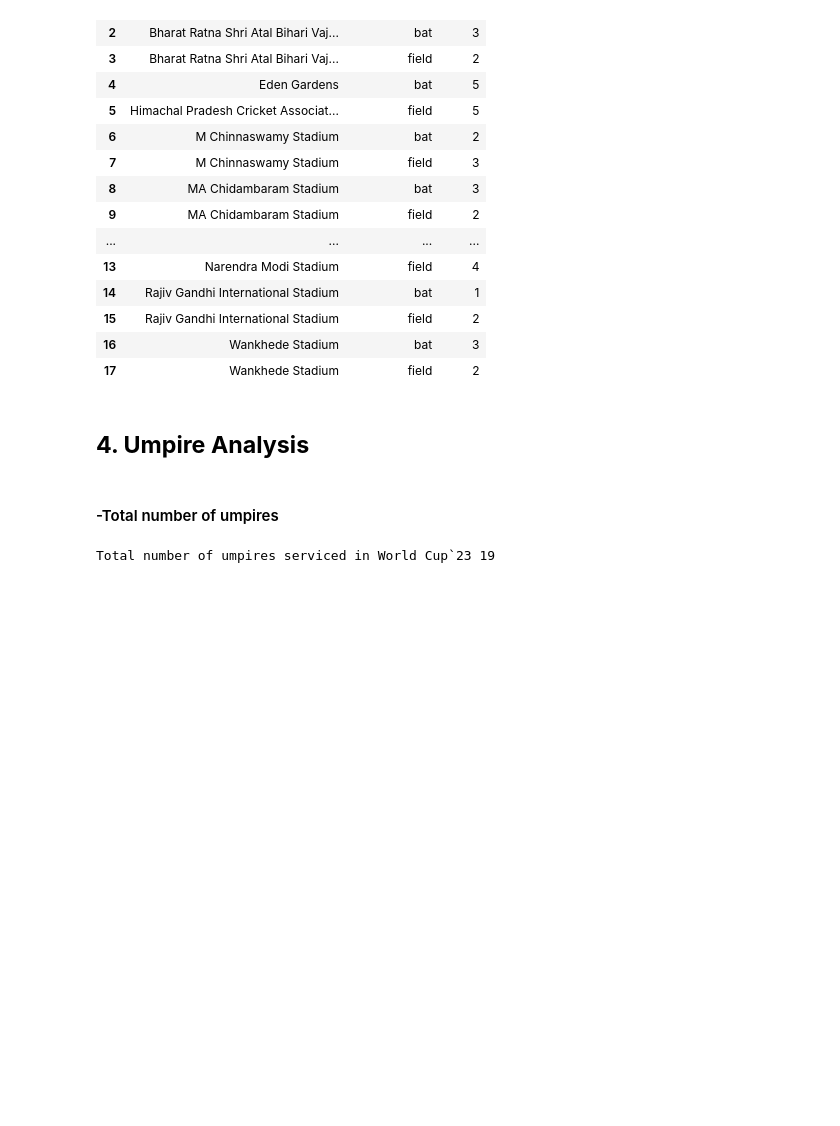
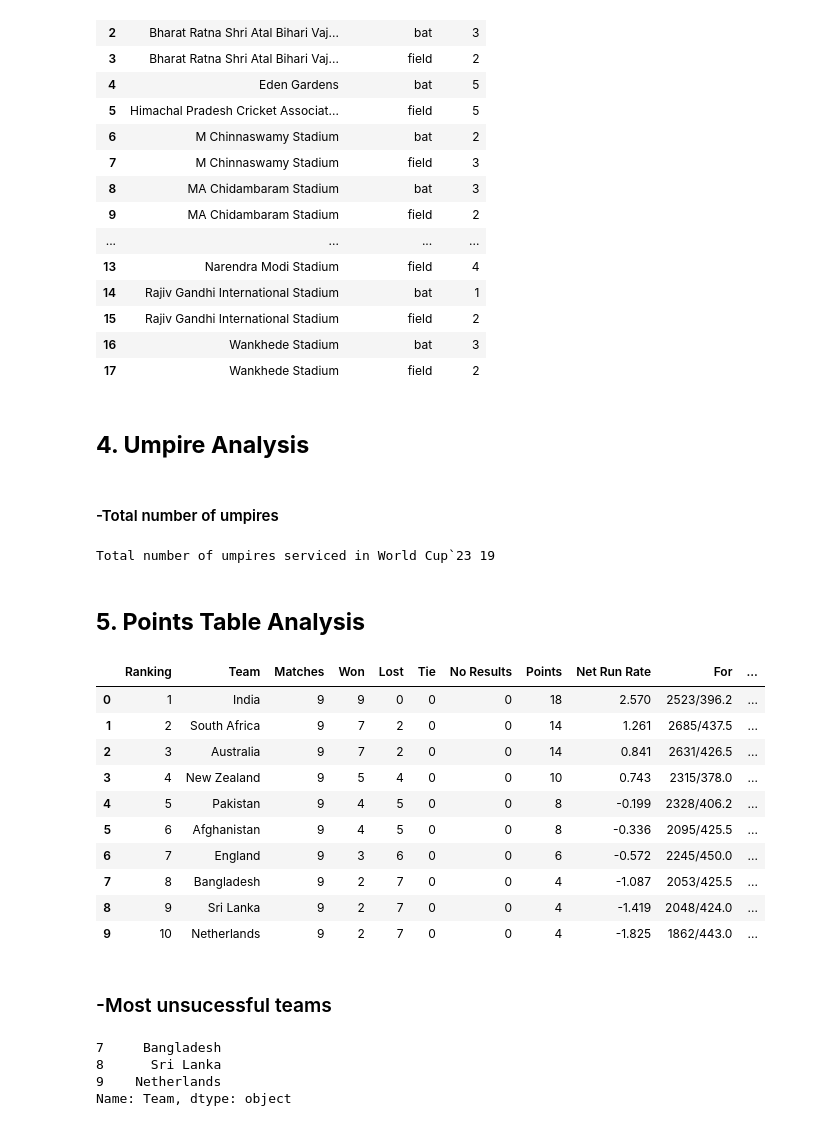
Before and after one commit to ZainFaisal005/DataCraft-Analysis-Vault, a Jupyter notebook: WorldCup2023 Project/WorldCup23.ipynb, the cells around one changed output. Saved outputs shown, nothing was run; the diff lists cells and outputs as text; code cells hidden in the pictures; blank space fills up the shorter version.

```diff
--- a/WorldCup2023 Project/WorldCup23.ipynb
+++ b/WorldCup2023 Project/WorldCup23.ipynb
@@ -282,3 +282,29 @@ count = pd.concat([match['umpire1'], match['umpire2'], match['reserve_umpire']])
 print('Total number of umpires serviced in World Cup`23' ,count)
 # %% [output]
 Total number of umpires serviced in World Cup`23 19
+# %% [markdown]
+## **5. Points Table Analysis**
+# %%
+points = pd.read_csv('points_table.csv')
+points
+# %% [output]
+|  | Ranking | Team | Matches | Won | Lost | Tie | No Results | Points | Net Run Rate | For | ... |
+| 0 | 1 | India | 9 | 9 | 0 | 0 | 0 | 18 | 2.570 | 2523/396.2 | ... |
+| 1 | 2 | South Africa | 9 | 7 | 2 | 0 | 0 | 14 | 1.261 | 2685/437.5 | ... |
+| 2 | 3 | Australia | 9 | 7 | 2 | 0 | 0 | 14 | 0.841 | 2631/426.5 | ... |
+| 3 | 4 | New Zealand | 9 | 5 | 4 | 0 | 0 | 10 | 0.743 | 2315/378.0 | ... |
+| 4 | 5 | Pakistan | 9 | 4 | 5 | 0 | 0 | 8 | -0.199 | 2328/406.2 | ... |
+| 5 | 6 | Afghanistan | 9 | 4 | 5 | 0 | 0 | 8 | -0.336 | 2095/425.5 | ... |
+| 6 | 7 | England | 9 | 3 | 6 | 0 | 0 | 6 | -0.572 | 2245/450.0 | ... |
+| 7 | 8 | Bangladesh | 9 | 2 | 7 | 0 | 0 | 4 | -1.087 | 2053/425.5 | ... |
+| 8 | 9 | Sri Lanka | 9 | 2 | 7 | 0 | 0 | 4 | -1.419 | 2048/424.0 | ... |
+| 9 | 10 | Netherlands | 9 | 2 | 7 | 0 | 0 | 4 | -1.825 | 1862/443.0 | ... |
+# %% [markdown]
+### -Most unsucessful teams
+# %%
+points[points['Points'] == points['Points'].min()].iloc[:,1]
+# %% [output]
+7     Bangladesh
+8      Sri Lanka
+9    Netherlands
+Name: Team, dtype: object
```
Also changed, not shown: 1 other file.
